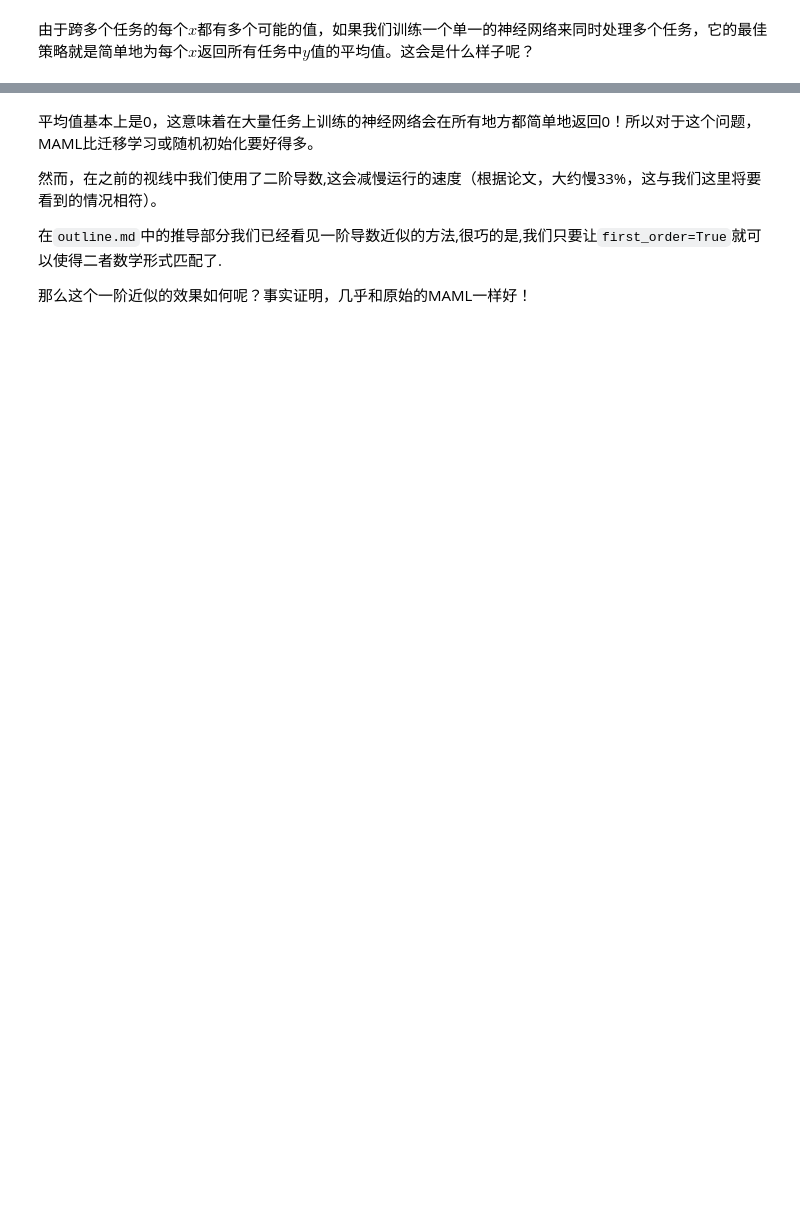
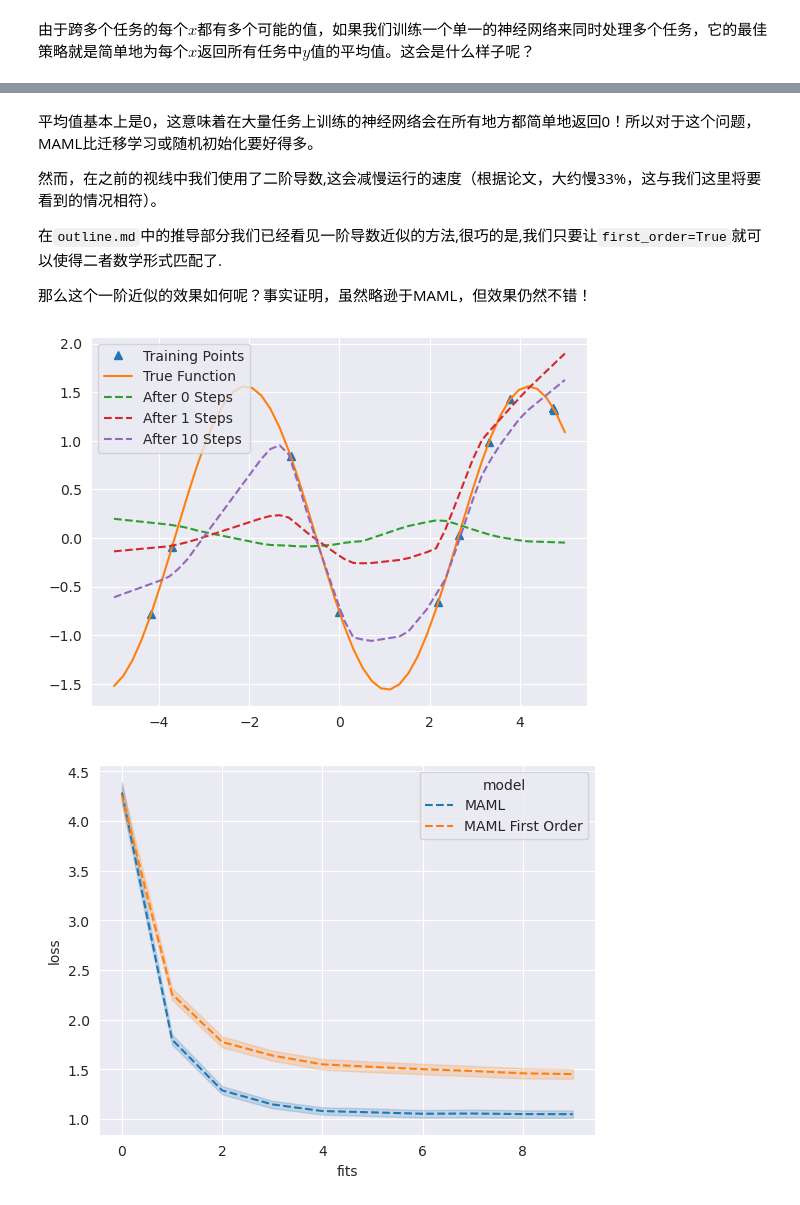
Before and after one commit to MegaGatlingPea/Toys, a Jupyter notebook: Meta-Learning/SineRegression.ipynb, the cells around one changed output, grey strips where cells are left out. Drawn from its saved outputs; the diff is of its cells as text; code cells hidden in the pictures; blank space fills up the shorter version.

```diff
--- a/Meta-Learning/SineRegression.ipynb
+++ b/Meta-Learning/SineRegression.ipynb
@@ -380,22 +393,25 @@ plt.show()
 
 在`outline.md`中的推导部分我们已经看见一阶导数近似的方法,很巧的是,我们只要让`first_order=True`就可以使得二者数学形式匹配了.
 
-那么这个一阶近似的效果如何呢？事实证明，几乎和原始的MAML一样好！
+那么这个一阶近似的效果如何呢？事实证明，虽然略逊于MAML，但效果仍然不错！
 # %%
 SINE_MAML_FIRST_ORDER = [SineModel() for _ in range(5)]
 
 for m in SINE_MAML_FIRST_ORDER:
     maml_sine(m, 4, first_order=True)
 
 plot_sine_test(SINE_MAML_FIRST_ORDER[0], SINE_TEST[0], fits=[0, 1, 10], lr=0.01)
 plt.show()
 
 plot_sine_learning(
     [('MAML', SINE_MAML), ('MAML First Order', SINE_MAML_FIRST_ORDER)],
+    SINE_TEST,
     list(range(10)),
-    SINE_TEST
 )
 plt.show()
 
 plot_sine_test(SINE_MAML_FIRST_ORDER[0], ONE_SIDED_EXAMPLE, fits=[0, 1, 10], lr=0.01)
 plt.show()
+# %% [output]
+[figure, added]
+[figure, added]
```
Also changed, not shown: parts of 6 cells of this notebook.
